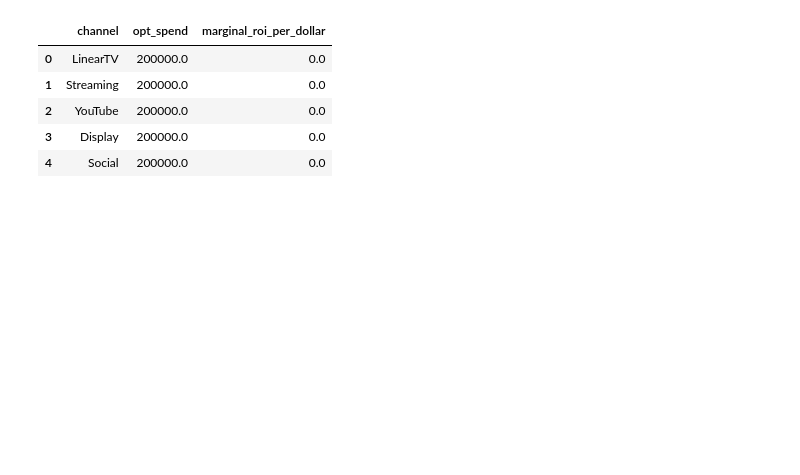
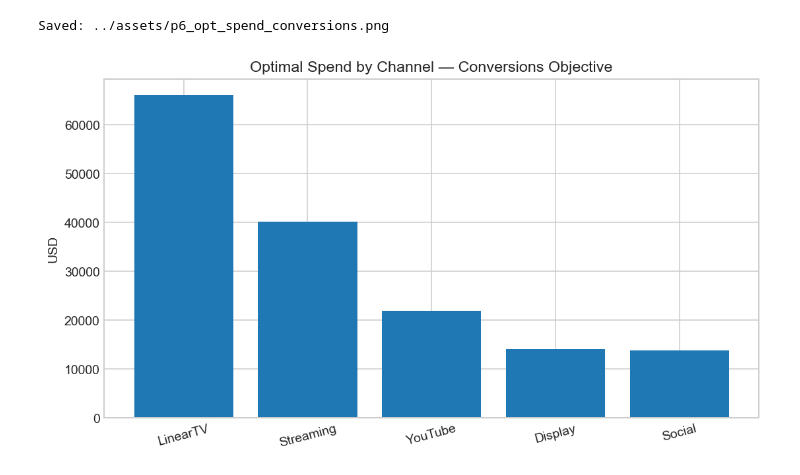
Before and after one commit to aravind-bit/oneplan-ai, a Jupyter notebook: notebooks/06_explainability_and_summary.ipynb, the cells around one changed output. Cells and saved outputs as stored; diff of their text form; code cells hidden in the pictures; blank space fills up the shorter version.

```diff
--- a/notebooks/06_explainability_and_summary.ipynb
+++ b/notebooks/06_explainability_and_summary.ipynb
@@ -142,24 +175,22 @@ summary
 # %%
-def marginal_roi(interp_fn, s, h=2_000.0):
-    # Δconversions per $ at spend s (finite-difference)
-    return float(interp_fn(s + h) - interp_fn(s)) / h
+# Use channels_use to keep order consistent and avoid missing keys
+alloc_conv = pd.DataFrame({
+    "channel": channels_use,
+    "optimal_spend_conversions": [opt_spend_conv[ch] for ch in channels_use]
+})
+alloc_conv = alloc_conv.sort_values("optimal_spend_conversions", ascending=False)
 
-rows = []
-for ch in channels:
-    s_star = opt_spend_conv.get(ch, None)
-    if s_star is None:
-        continue
-    mroi = marginal_roi(conv_funcs[ch], s_star, h=2_000.0)
-    rows.append([ch, s_star, mroi])
-
-mroi_df = pd.DataFrame(rows, columns=["channel","opt_spend","marginal_roi_per_dollar"]) \
-          .sort_values("marginal_roi_per_dollar", ascending=False).reset_index(drop=True)
-mroi_df
+plt.figure(figsize=(8,4.5))
+plt.bar(alloc_conv["channel"], alloc_conv["optimal_spend_conversions"])
+plt.title("Optimal Spend by Channel — Conversions Objective")
+plt.ylabel("USD")
+plt.xticks(rotation=15)
+plt.tight_layout()
+png_alloc_conv = ASSETS_DIR / "p6_opt_spend_conversions.png"
+plt.savefig(png_alloc_conv, dpi=140)
+print("Saved:", png_alloc_conv)
+plt.show()
 # %% [output]
-|  | channel | opt_spend | marginal_roi_per_dollar |
-| 0 | LinearTV | 200000.0 | 0.0 |
-| 1 | Streaming | 200000.0 | 0.0 |
-| 2 | YouTube | 200000.0 | 0.0 |
-| 3 | Display | 200000.0 | 0.0 |
-| 4 | Social | 200000.0 | 0.0 |
+Saved: ../assets/p6_opt_spend_conversions.png
+[figure, added]
 # %%
```
Also changed, not shown: parts of 9 cells of this notebook, 13 other files.
